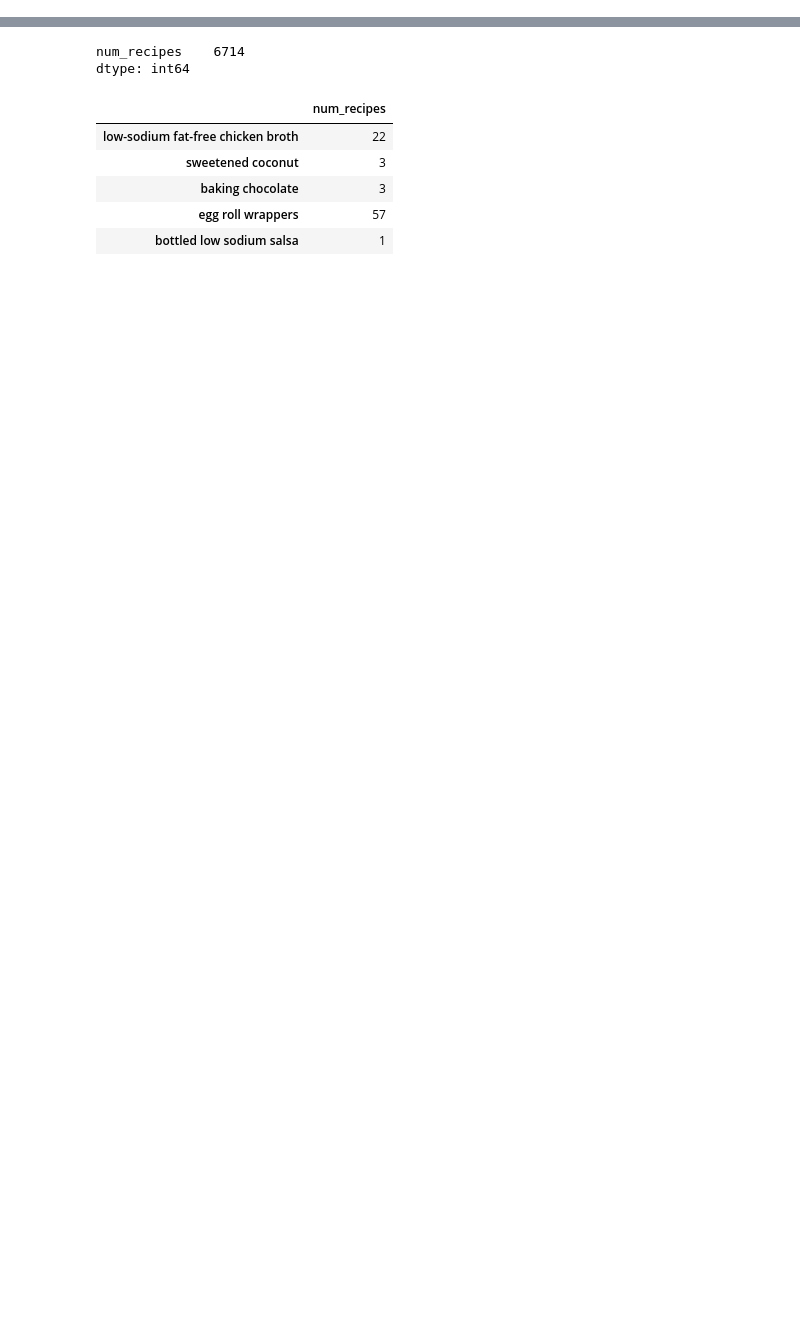
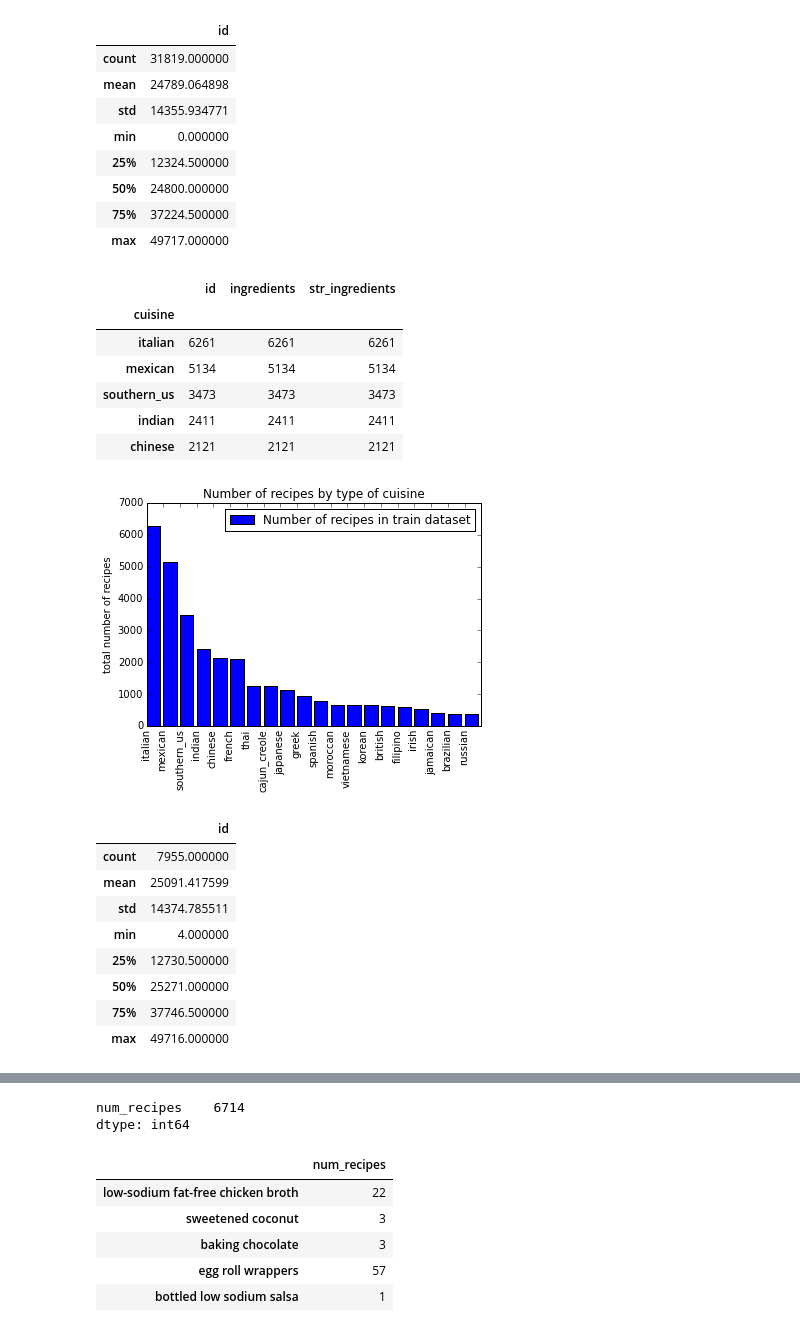
Before and after one commit to ishakaur/whatscooking, a Jupyter notebook: whatscooking.ipynb, the cells around one changed output, grey strips where cells are left out. Cells and saved outputs as stored; diff of their text form; code cells hidden in the pictures; blank space fills up the shorter version.

```diff
--- a/whatscooking.ipynb
+++ b/whatscooking.ipynb
@@ -44,0 +53,30 @@ test.describe()
+# %%
+describe_dataset(train, "train");
+describe_dataset(test, "test");
+# %% [output]
+|  | id |
+| count | 31819.000000 |
+| mean | 24789.064898 |
+| std | 14355.934771 |
+| min | 0.000000 |
+| 25% | 12324.500000 |
+| 50% | 24800.000000 |
+| 75% | 37224.500000 |
+| max | 49717.000000 |
+|  | id | ingredients | str_ingredients |
+| cuisine |  |  |  |
+| italian | 6261 | 6261 | 6261 |
+| mexican | 5134 | 5134 | 5134 |
+| southern_us | 3473 | 3473 | 3473 |
+| indian | 2411 | 2411 | 2411 |
+| chinese | 2121 | 2121 | 2121 |
+[figure, added]
+|  | id |
+| count | 7955.000000 |
+| mean | 25091.417599 |
+| std | 14374.785511 |
+| min | 4.000000 |
+| 25% | 12730.500000 |
+| 50% | 25271.000000 |
+| 75% | 37746.500000 |
+| max | 49716.000000 |
```
Also changed, not shown: parts of 23 cells of this notebook, 1 other file.
